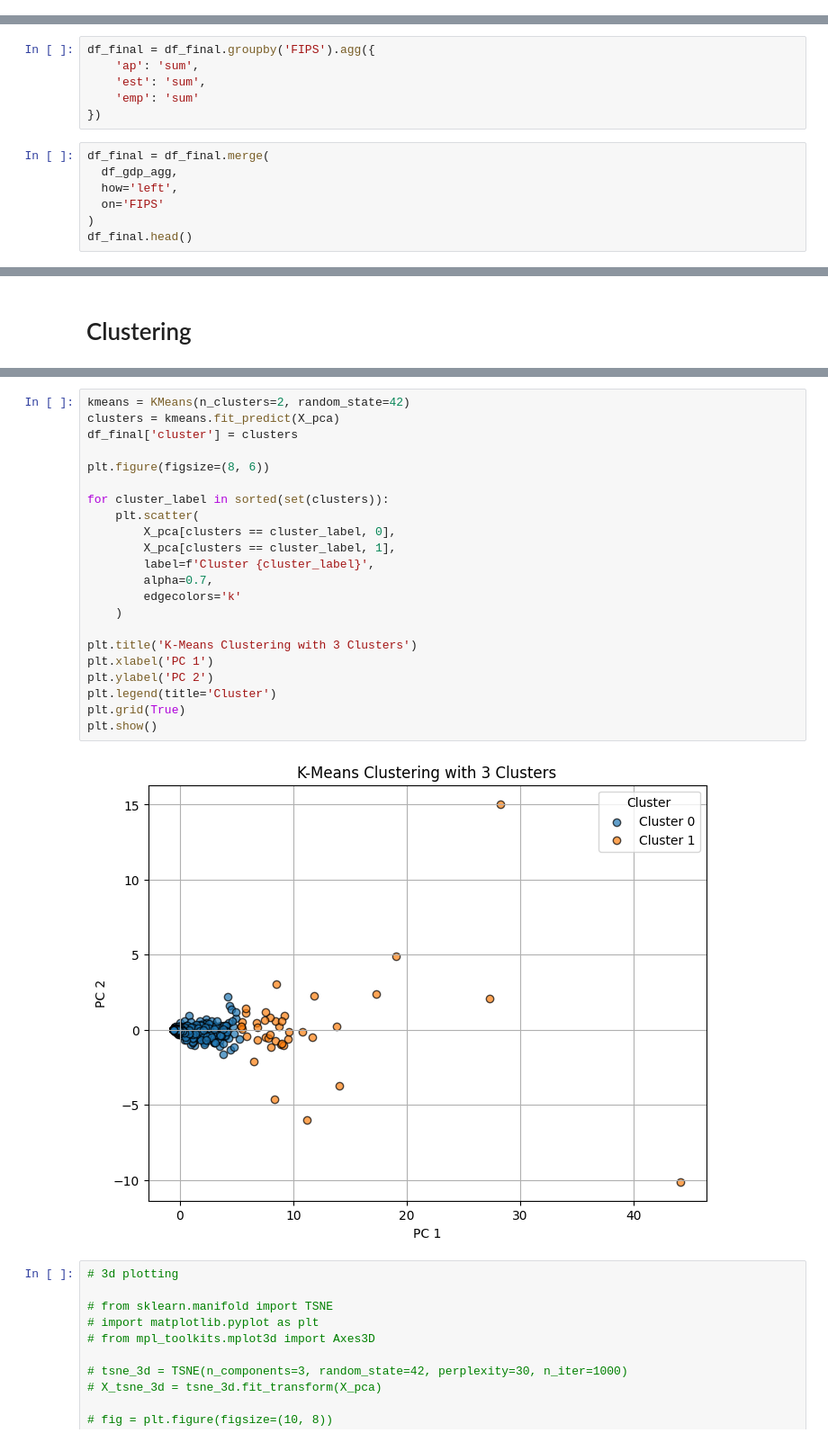
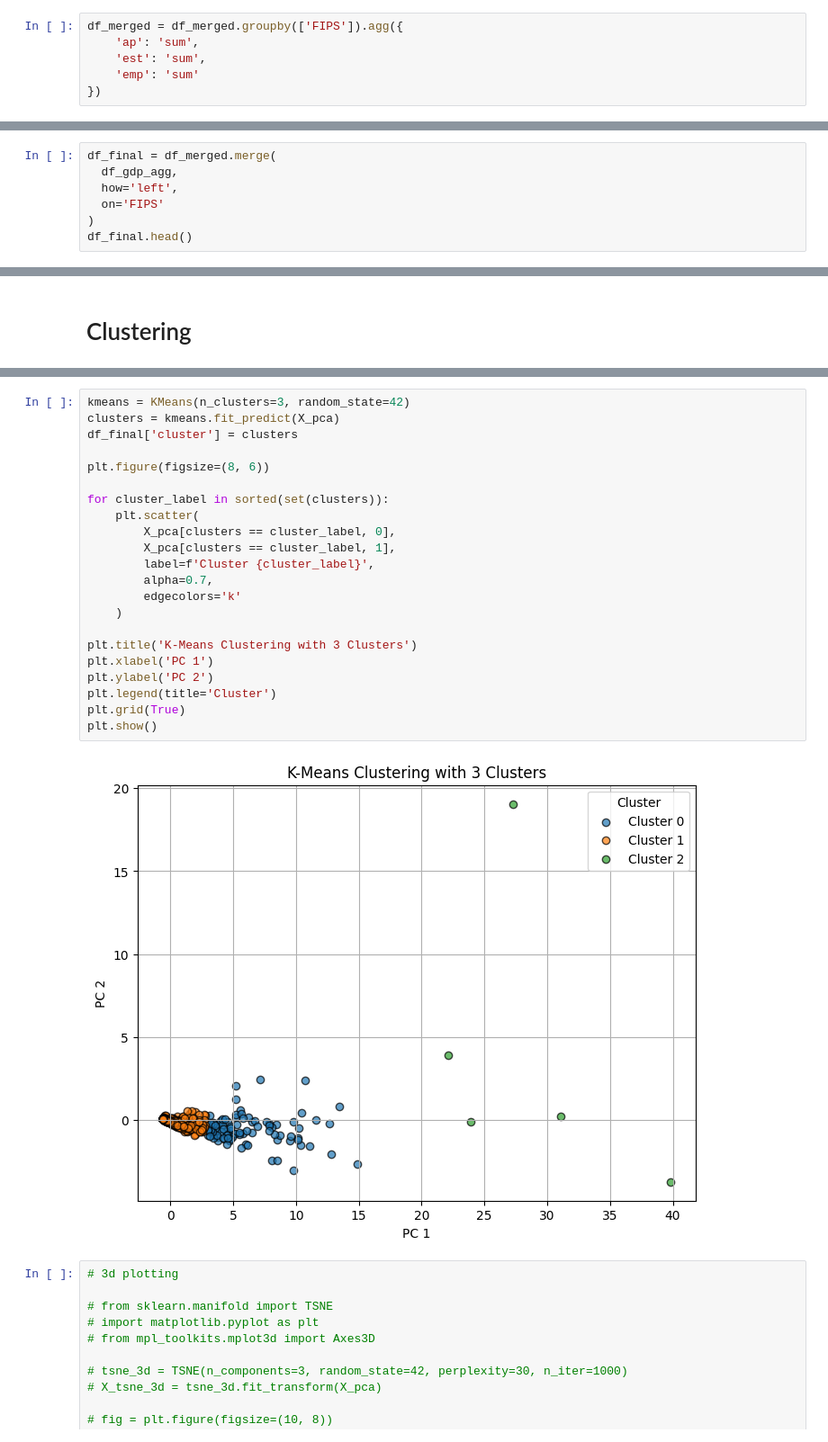
Before and after one commit to florivz/DDM-Project-WS24-25, a Jupyter notebook: analysis.ipynb, the cells around one changed output, grey strips where cells are left out. Shown at 90% size. Drawn from its saved outputs; the diff is of its cells as text.

Commit message:
implemented merging & changed visualization with 2 clusters

```diff
--- a/analysis.ipynb
+++ b/analysis.ipynb
@@ -444,0 +506,6 @@ df_final.head()
+# %%
+df_merged = df_merged.groupby(['FIPS']).agg({
+    'ap': 'sum',
+    'est': 'sum',
+    'emp': 'sum'
+})
@@ -444,0 +514,7 @@ df_final.head()
+# %%
+df_final = df_merged.merge(
+  df_gdp_agg,
+  how='left',
+  on='FIPS'
+)
+df_final.head()
@@ -449,13 +531,0 @@ len(df_final)
-# %%
-df_final = df_final.groupby('FIPS').agg({
-    'ap': 'sum',
-    'est': 'sum',
-    'emp': 'sum'
-})
-# %%
-df_final = df_final.merge(
-  df_gdp_agg,
-  how='left',
-  on='FIPS'
-)
-df_final.head()
@@ -526,27 +593,27 @@ plt.show()
 # %%
-kmeans = KMeans(n_clusters=2, random_state=42)
+kmeans = KMeans(n_clusters=3, random_state=42)
 clusters = kmeans.fit_predict(X_pca)
 df_final['cluster'] = clusters
 
 plt.figure(figsize=(8, 6))
 
 for cluster_label in sorted(set(clusters)):
     plt.scatter(
         X_pca[clusters == cluster_label, 0],
         X_pca[clusters == cluster_label, 1],
         label=f'Cluster {cluster_label}',
         alpha=0.7,
         edgecolors='k'
     )
 
 plt.title('K-Means Clustering with 3 Clusters')
 plt.xlabel('PC 1')
 plt.ylabel('PC 2')
 plt.legend(title='Cluster')
 plt.grid(True)
 plt.show()
 # %% [output]
-[figure, old version]
+[figure, new version]
 # %%
 # 3d plotting
 
```
Also changed, not shown: parts of 47 cells of this notebook.
